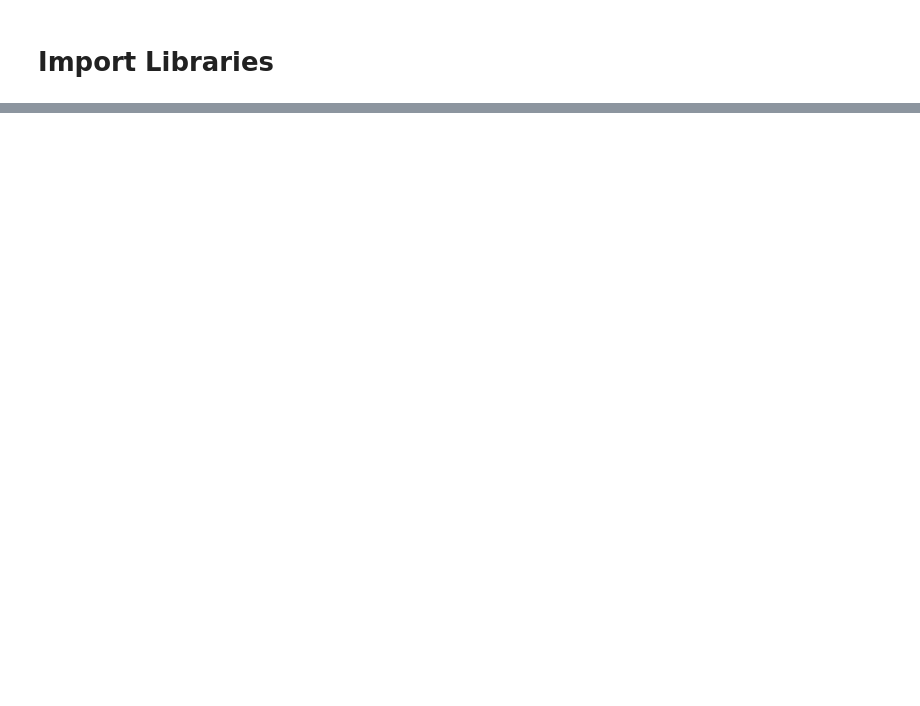
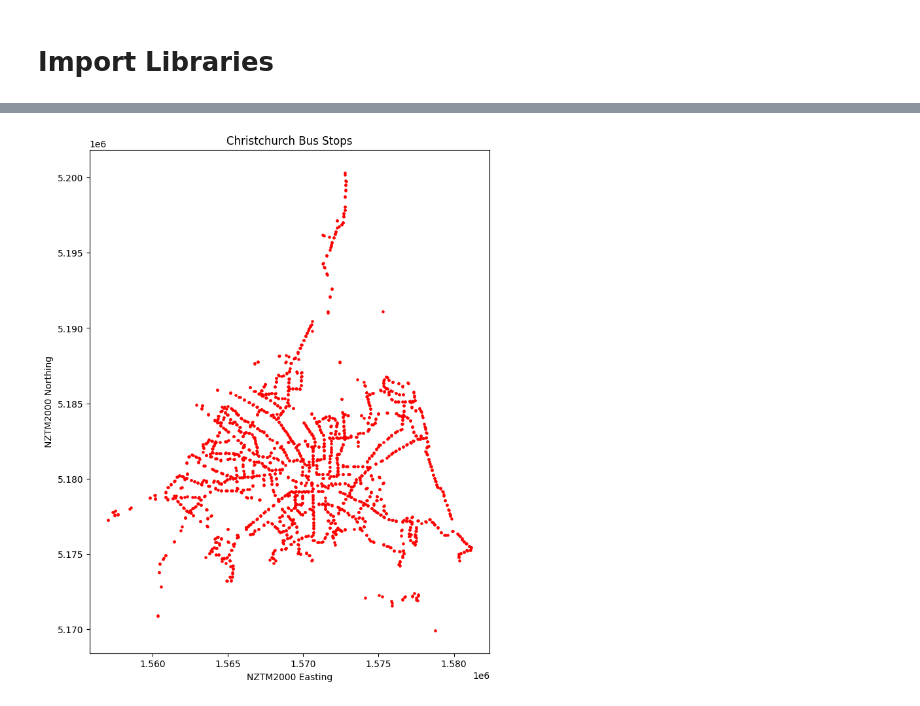
Before and after one commit to Carrie-lml/canterbury-nzdep-spatial-analysis, a Jupyter notebook: scripts/analysis.ipynb, the cells around one changed output, grey strips where cells are left out. Cells and saved outputs as stored; diff of their text form; code cells hidden in the pictures; blank space fills up the shorter version.

```diff
--- a/scripts/analysis.ipynb
+++ b/scripts/analysis.ipynb
@@ -10,0 +112,9 @@ ModuleNotFoundError: No module named 'geopandas'
+# %%
+# Plot all bus stops as points
+ax = bus_stops_gdf.plot(figsize=(10, 10), color='red', markersize=5)
+plt.title('Christchurch Bus Stops')
+plt.xlabel('NZTM2000 Easting')
+plt.ylabel('NZTM2000 Northing')
+plt.show()
+# %% [output]
+[figure, added]
```
Also changed, not shown: parts of 56 cells of this notebook.
